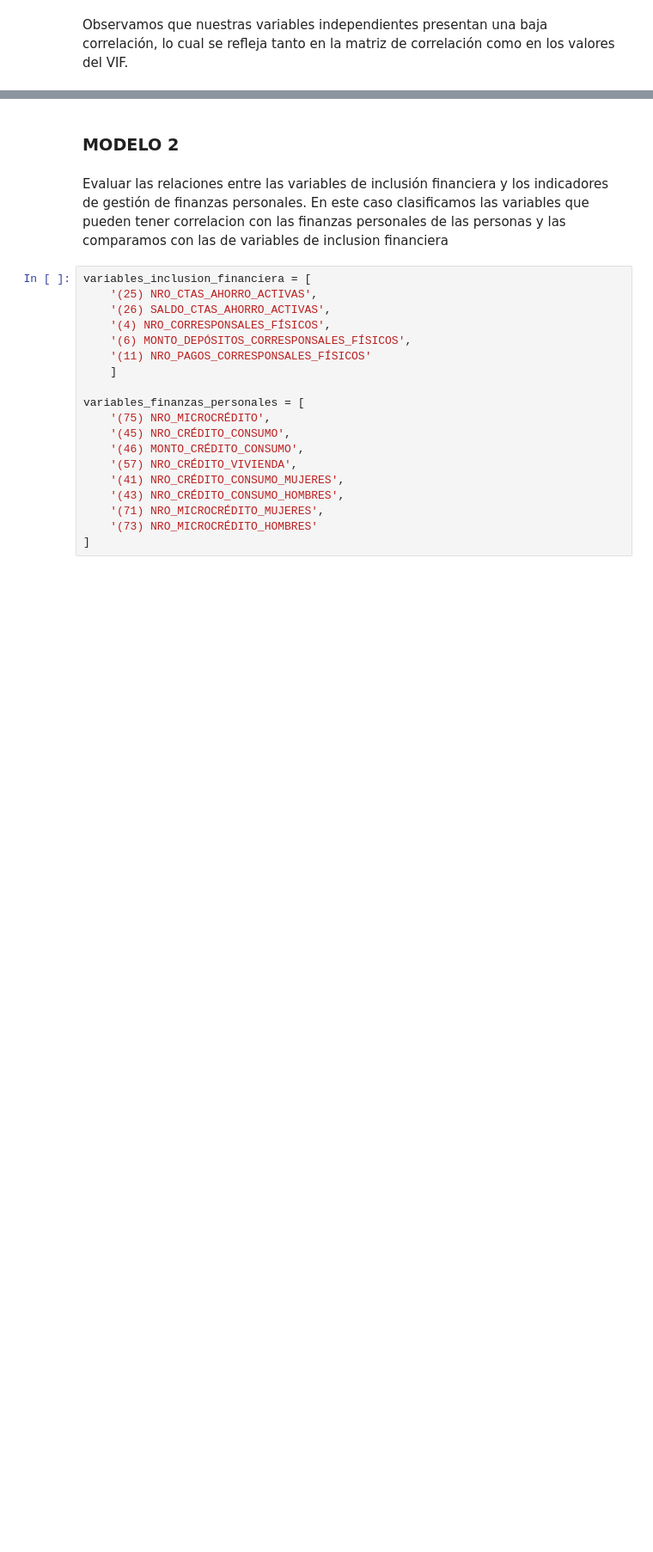
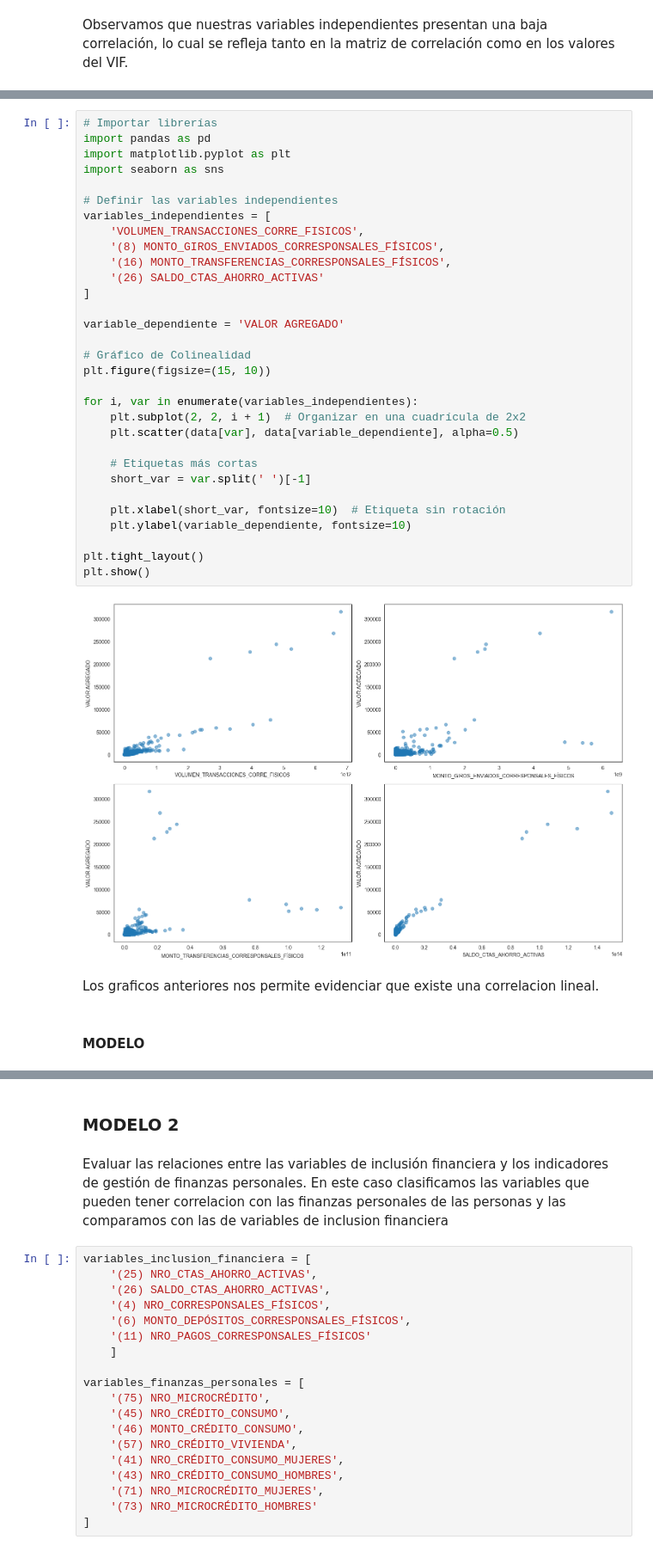
Before and after one commit to santiagogr10/Econometrics-, a Jupyter notebook: primer_entrega.ipynb, the cells around one changed output, grey strips where cells are left out. Shown at 86% size. Cells and saved outputs as stored; diff of their text form; blank space fills up the shorter version.

```diff
--- a/primer_entrega.ipynb
+++ b/primer_entrega.ipynb
@@ -377 +378,38 @@ variables_independientes = ['VOLUMEN_TRANSACCIONES_CORRE_FISICOS',
+# %%
+# Importar librerías
+import pandas as pd
+import matplotlib.pyplot as plt
+import seaborn as sns
+
+# Definir las variables independientes
+variables_independientes = [
+    'VOLUMEN_TRANSACCIONES_CORRE_FISICOS',
+    '(8) MONTO_GIROS_ENVIADOS_CORRESPONSALES_FÍSICOS',
+    '(16) MONTO_TRANSFERENCIAS_CORRESPONSALES_FÍSICOS',
+    '(26) SALDO_CTAS_AHORRO_ACTIVAS'
+]
+
+variable_dependiente = 'VALOR AGREGADO'
+
+# Gráfico de Colinealidad
+plt.figure(figsize=(15, 10))
+
+for i, var in enumerate(variables_independientes):
+    plt.subplot(2, 2, i + 1)  # Organizar en una cuadrícula de 2x2
+    plt.scatter(data[var], data[variable_dependiente], alpha=0.5)
+
+    # Etiquetas más cortas
+    short_var = var.split(' ')[-1]
+
+    plt.xlabel(short_var, fontsize=10)  # Etiqueta sin rotación
+    plt.ylabel(variable_dependiente, fontsize=10)
+
+plt.tight_layout()
+plt.show()
+# %% [output]
+[figure, added]
+# %% [markdown]
+Los graficos anteriores nos permite evidenciar que existe una correlacion lineal.
+# %% [markdown]
+#### MODELO
 # %%
```
Also changed, not shown: parts of 29 cells of this notebook, 1 other file.
